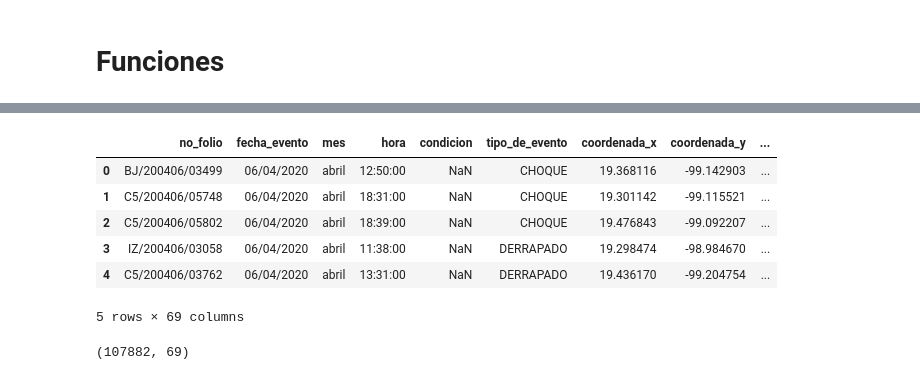
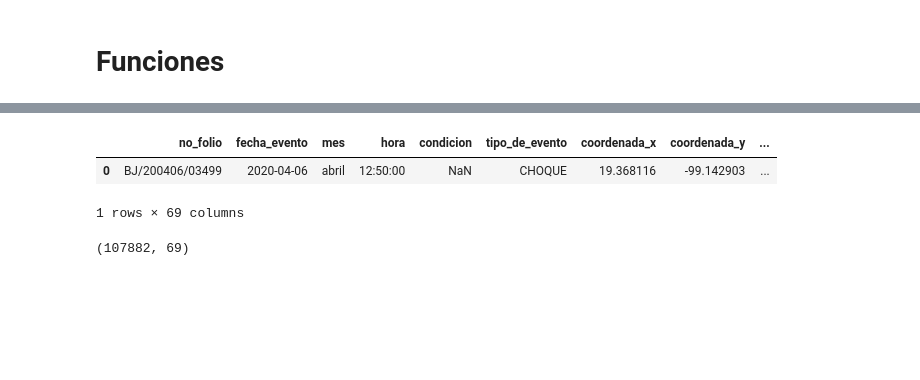
Before and after one commit to RiemanNClav/Hechos-de-Transito-registrados-por-la-SSC, a Jupyter notebook: Hechos de Transito.ipynb, the cells around one changed output, grey strips where cells are left out. Drawn from its saved outputs; the diff is of its cells as text; code cells hidden in the pictures; blank space fills up the shorter version.

```diff
--- a/Hechos de Transito.ipynb
+++ b/Hechos de Transito.ipynb
@@ -58,13 +85,9 @@ df = pd.read_csv('https://raw.githubusercontent.com/RiemanNClav/Hechos-de-Transi
 # %%
-df.head(5)
+df.head(1)
 # %% [output]
 |  | no_folio | fecha_evento | mes | hora | condicion | tipo_de_evento | coordenada_x | coordenada_y | ... |
-| 0 | BJ/200406/03499 | 06/04/2020 | abril | 12:50:00 | NaN | CHOQUE | 19.368116 | -99.142903 | ... |
-| 1 | C5/200406/05748 | 06/04/2020 | abril | 18:31:00 | NaN | CHOQUE | 19.301142 | -99.115521 | ... |
-| 2 | C5/200406/05802 | 06/04/2020 | abril | 18:39:00 | NaN | CHOQUE | 19.476843 | -99.092207 | ... |
-| 3 | IZ/200406/03058 | 06/04/2020 | abril | 11:38:00 | NaN | DERRAPADO | 19.298474 | -98.984670 | ... |
-| 4 | C5/200406/03762 | 06/04/2020 | abril | 13:31:00 | NaN | DERRAPADO | 19.436170 | -99.204754 | ... |
+| 0 | BJ/200406/03499 | 2020-04-06 | abril | 12:50:00 | NaN | CHOQUE | 19.368116 | -99.142903 | ... |
-5 rows × 69 columns
+1 rows × 69 columns
 # %%
 df.shape
 # %% [output]
```
Also changed, not shown: parts of 20 cells of this notebook.
